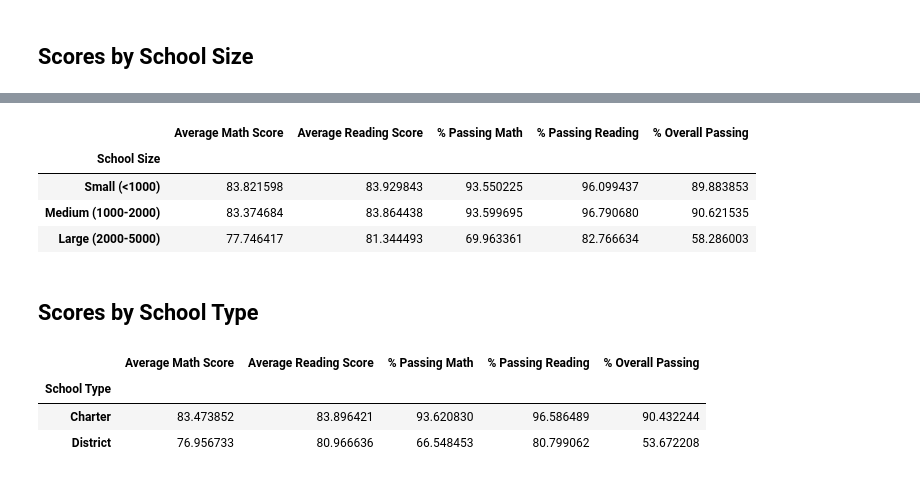
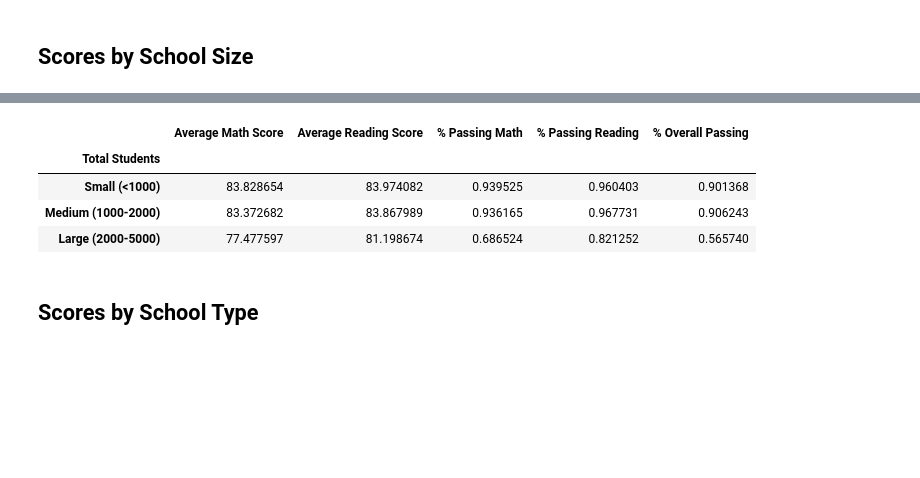
Before and after one commit to MrGoots/UCI_DABC_Pandas_Challenge, a Jupyter notebook: PyCitySchools/PyCitySchools_starter.ipynb, the cells around one changed output, grey strips where cells are left out. Saved outputs shown, nothing was run; the diff lists cells and outputs as text; code cells hidden in the pictures; blank space fills up the shorter version.

```diff
--- a/PyCitySchools/PyCitySchools_starter.ipynb
+++ b/PyCitySchools/PyCitySchools_starter.ipynb
@@ -271,4 +338,4 @@ school_spending_df = per_school_summary.copy()
 # %%
 # Use `pd.cut` to categorize spending based on the bins.
-school_spending_df["Spending Ranges (Per Student)"] =
-school_spending_df
+school_data_complete["Spending Ranges (Per Student)"] = pd.cut(school_data_complete["budget"]/school_data_complete["size"], spending_bins, labels=group_labels)
+spending_group = school_data_complete.groupby("Spending Ranges (Per Student)")
@@ -314,10 +378,10 @@ spending_summary
 # %%
 # Establish the bins.
 size_bins = [0, 1000, 2000, 5000]
-labels = ["Small (<1000)", "Medium (1000-2000)", "Large (2000-5000)"]
+group_labels_size = ["Small (<1000)", "Medium (1000-2000)", "Large (2000-5000)"]
 # %%
 # Categorize the spending based on the bins
 # Use `pd.cut` on the "Total Students" column of the `per_school_summary` DataFrame.
 
-per_school_summary["School Size"] =
-per_school_summary
+school_data_complete["School Size"] = pd.cut(school_data_complete["size"], size_bins, labels=group_labels_size)
+size_group = school_data_complete.groupby("School Size")
@@ -348,15 +388,36 @@ size_overall_passing = per_school_summary.groupby(["School Size"])["% Overall Pa
+# %%
+# Calculate averages for the desired columns.
+size_math_scores = size_group["math_score"].mean()
+size_reading_scores = size_group["reading_score"].mean()
+size_passing_math = school_data_complete[school_data_complete["math_score"] >= 70].groupby("School Size")["Student ID"].count()/size_group["Student ID"].count()
+size_passing_reading = school_data_complete[school_data_complete["reading_score"] >= 70].groupby("School Size")["Student ID"].count()/size_group["Student ID"].count()
+size_overall_passing = school_data_complete[(school_data_complete["reading_score"] >= 70) & (school_data_complete["math_score"] >= 70)].groupby("School Size")["Student ID"].count()/size_group["Student ID"].count()
 # %%
 # Create a DataFrame called `size_summary` that breaks down school performance based on school size (small, medium, or large).
 # Use the scores above to create a new DataFrame called `size_summary`
-size_summary =
+size_summary = pd.DataFrame({
+                            "Average Math Score" : size_math_scores,
+                            "Average Reading Score" : size_reading_scores,
+                            "% Passing Math" : size_passing_math,
+                            "% Passing Reading" : size_passing_reading,
+                            "% Overall Passing" : size_overall_passing})
+
+size_summary.index.name = "Total Students"
+size_summary = size_summary.reindex(group_labels_size)
+size_summary.style.format({
+                              'Average Math Score': '{:.1f}',
+                              'Average Reading Score': '{:.1f}',
+                              '% Passing Math': '{:.1%}',
+                              '% Passing Reading':'{:.1%}',
+                              '% Overall Passing': '{:.1%}'})
 
 # Display results
 size_summary
 # %% [output]
 |  | Average Math Score | Average Reading Score | % Passing Math | % Passing Reading | % Overall Passing |
-| School Size |  |  |  |  |  |
-| Small (<1000) | 83.821598 | 83.929843 | 93.550225 | 96.099437 | 89.883853 |
-| Medium (1000-2000) | 83.374684 | 83.864438 | 93.599695 | 96.790680 | 90.621535 |
-| Large (2000-5000) | 77.746417 | 81.344493 | 69.963361 | 82.766634 | 58.286003 |
+| Total Students |  |  |  |  |  |
+| Small (<1000) | 83.828654 | 83.974082 | 0.939525 | 0.960403 | 0.901368 |
+| Medium (1000-2000) | 83.372682 | 83.867989 | 0.936165 | 0.967731 | 0.906243 |
+| Large (2000-5000) | 77.477597 | 81.198674 | 0.686524 | 0.821252 | 0.565740 |
 # %% [markdown]
 ## Scores by School Type
@@ -370,11 +423,0 @@ average_percent_overall_passing_by_type = per_school_summary.groupby(["School Ty
-# %%
-# Assemble the new data by type into a DataFrame called `type_summary`
-type_summary =
-
-# Display results
-type_summary
-# %% [output]
-|  | Average Math Score | Average Reading Score | % Passing Math | % Passing Reading | % Overall Passing |
-| School Type |  |  |  |  |  |
-| Charter | 83.473852 | 83.896421 | 93.620830 | 96.586489 | 90.432244 |
-| District | 76.956733 | 80.966636 | 66.548453 | 80.799062 | 53.672208 |
```
Also changed, not shown: parts of 33 cells of this notebook, 1 other file.
